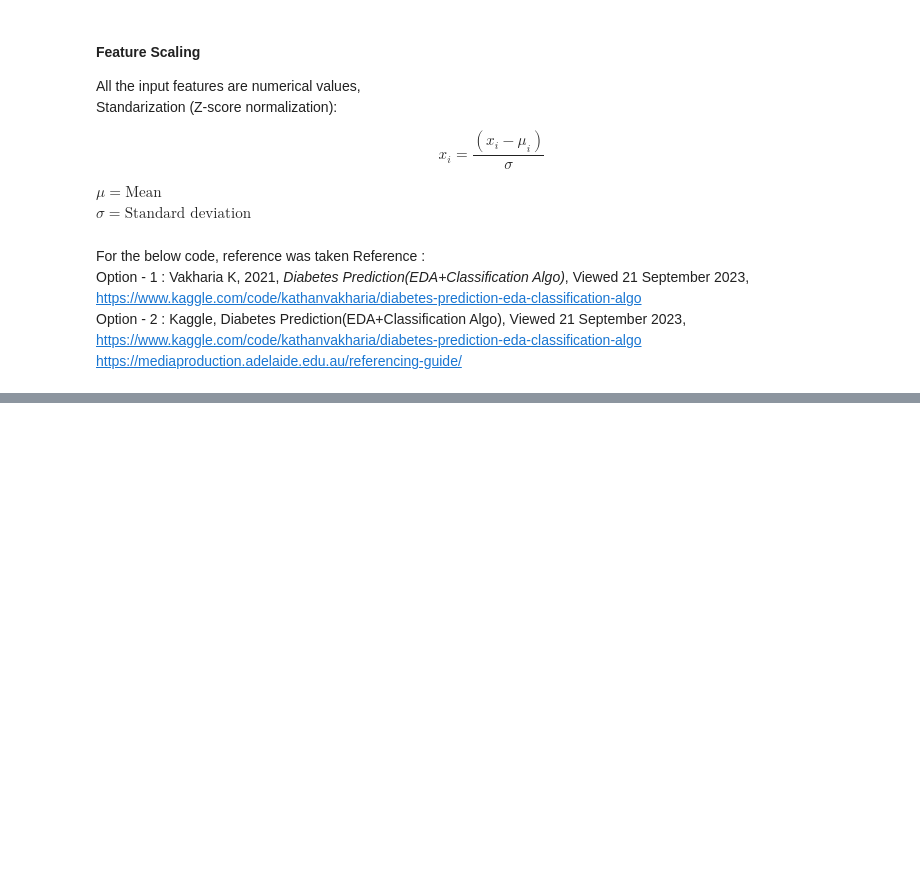
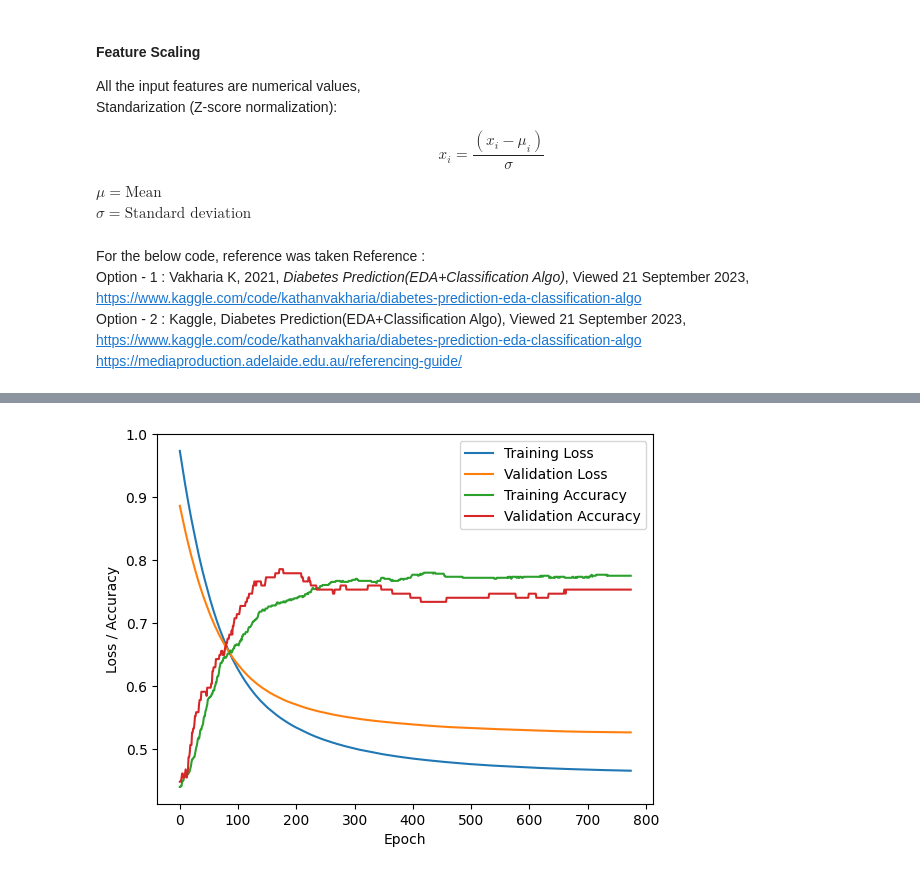
Before and after one commit to aditya-524/DiabetesPredictor-SLP, a Jupyter notebook: implementation_alpha.ipynb, the cells around one changed output, grey strips where cells are left out. Cells and saved outputs as stored; diff of their text form; code cells hidden in the pictures; blank space fills up the shorter version.

Commit message:
keras implementation alpha

```diff
--- a/implementation_alpha.ipynb
+++ b/implementation_alpha.ipynb
@@ -192,0 +211,16 @@ weighted avg       0.66      0.68      0.65       154
+# %%
+import tensorflow as tf
+from tensorflow import keras
+from tensorflow.keras.models import Sequential
+from tensorflow.keras.layers import Dense
+from tensorflow.keras.callbacks import EarlyStopping
+
+model = Sequential()
+model.add(Dense(1, input_dim=X_train.shape[1], activation='sigmoid'))
+opt = keras.optimizers.SGD(learning_rate=0.001)
+model.compile(loss='binary_crossentropy', optimizer=opt, metrics=['accuracy'])
+
+early_stop = EarlyStopping(monitor='val_loss', patience=5)
+history = model.fit(X_train, y_train, epochs=1000, batch_size=32, validation_data=(X_test, y_test), callbacks=[early_stop])
+loss, acc_score = model.evaluate(X_test, y_test)
+print(f"Accuracy: {acc_score:0.3f}")
@@ -192,0 +245,14 @@ weighted avg       0.66      0.68      0.65       154
+# %%
+import matplotlib.pyplot as plt
+
+plt.plot(history.history['loss'], label='Training Loss')
+plt.plot(history.history['val_loss'], label='Validation Loss')
+plt.plot(history.history['accuracy'], label='Training Accuracy')
+plt.plot(history.history['val_accuracy'], label='Validation Accuracy')
+
+plt.xlabel('Epoch')
+plt.ylabel('Loss / Accuracy')
+plt.legend()
+plt.show()
+# %% [output]
+[figure, added]
```
Also changed, not shown: parts of 10 cells of this notebook, 5 other files.
